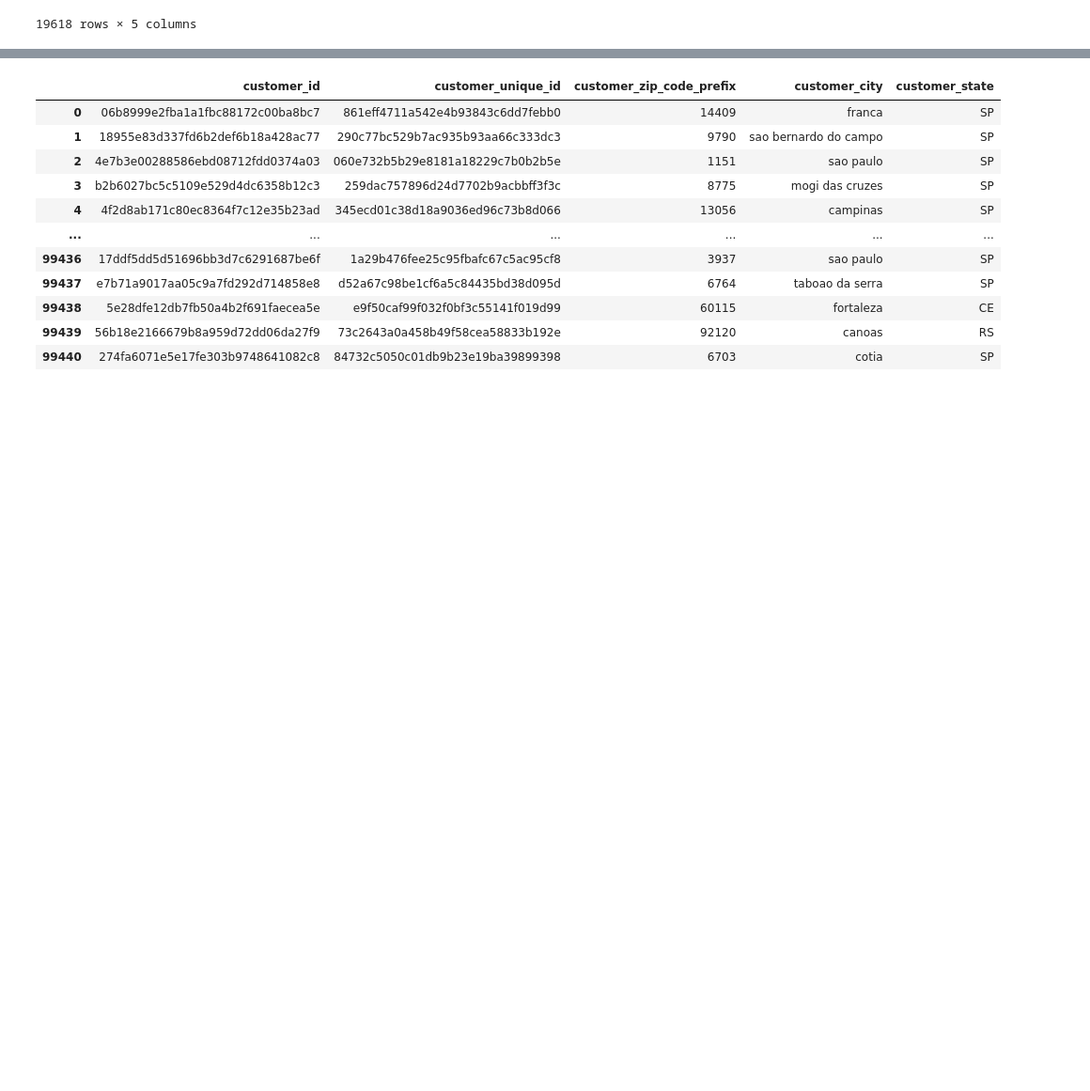
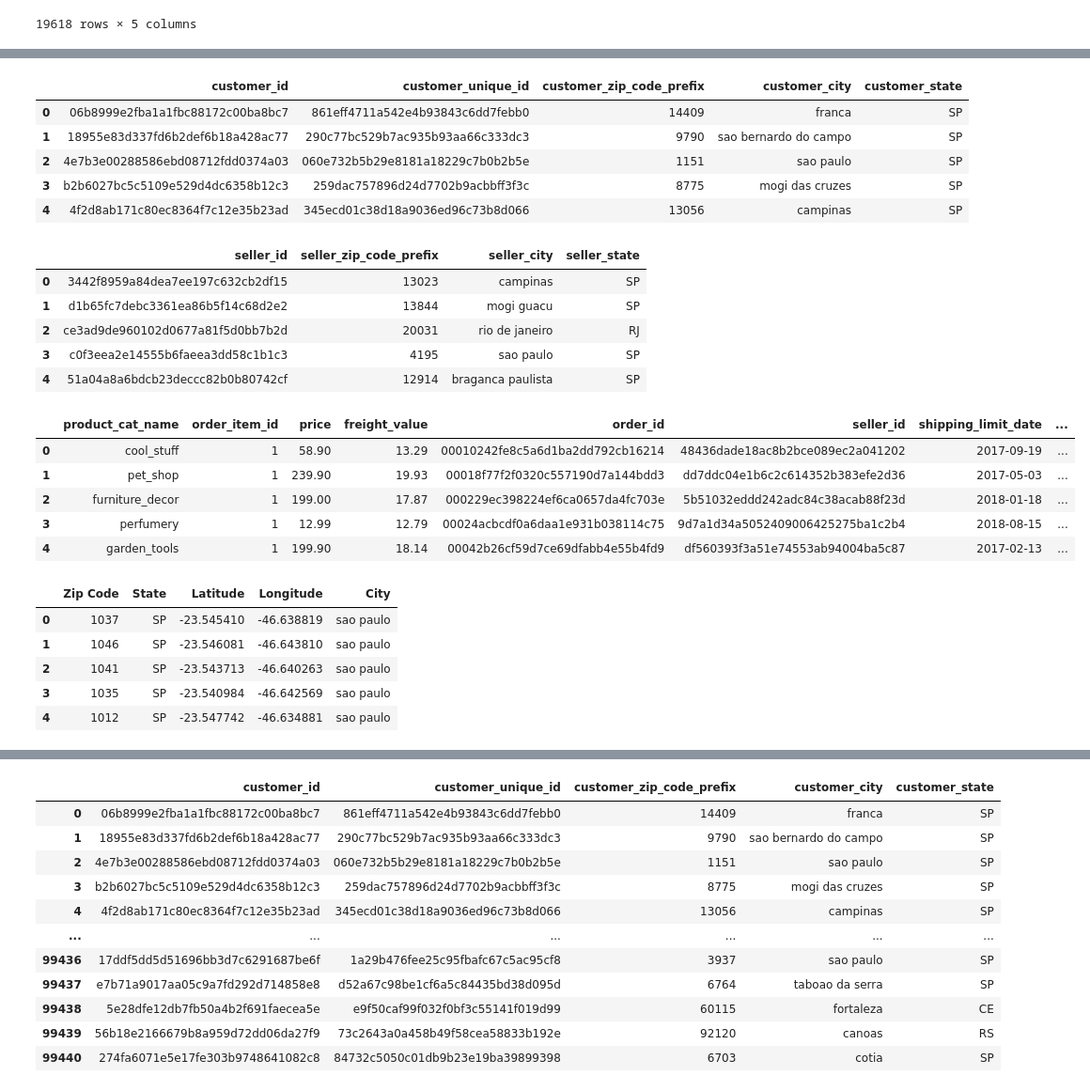
Before and after one commit to bnjisyn/Final-Project-Brazil-Ecommerce, a Jupyter notebook: index.ipynb, the cells around one changed output, grey strips where cells are left out. Shown at 94% size. Drawn from its saved outputs; the diff is of its cells as text; code cells hidden in the pictures; blank space fills up the shorter version.

```diff
--- a/index.ipynb
+++ b/index.ipynb
@@ -477,0 +848,30 @@ df_order_products[(df_order_products.order_item_id > 10)].sample(10)
+# %%
+display(df_cust.head())
+display(df_sellers.head())
+display(order.head())
+display(geolocation.head())
+# %% [output]
+|  | customer_id | customer_unique_id | customer_zip_code_prefix | customer_city | customer_state |
+| 0 | 06b8999e2fba1a1fbc88172c00ba8bc7 | 861eff4711a542e4b93843c6dd7febb0 | 14409 | franca | SP |
+| 1 | 18955e83d337fd6b2def6b18a428ac77 | 290c77bc529b7ac935b93aa66c333dc3 | 9790 | sao bernardo do campo | SP |
+| 2 | 4e7b3e00288586ebd08712fdd0374a03 | 060e732b5b29e8181a18229c7b0b2b5e | 1151 | sao paulo | SP |
+| 3 | b2b6027bc5c5109e529d4dc6358b12c3 | 259dac757896d24d7702b9acbbff3f3c | 8775 | mogi das cruzes | SP |
+| 4 | 4f2d8ab171c80ec8364f7c12e35b23ad | 345ecd01c38d18a9036ed96c73b8d066 | 13056 | campinas | SP |
+|  | seller_id | seller_zip_code_prefix | seller_city | seller_state |
+| 0 | 3442f8959a84dea7ee197c632cb2df15 | 13023 | campinas | SP |
+| 1 | d1b65fc7debc3361ea86b5f14c68d2e2 | 13844 | mogi guacu | SP |
+| 2 | ce3ad9de960102d0677a81f5d0bb7b2d | 20031 | rio de janeiro | RJ |
+| 3 | c0f3eea2e14555b6faeea3dd58c1b1c3 | 4195 | sao paulo | SP |
+| 4 | 51a04a8a6bdcb23deccc82b0b80742cf | 12914 | braganca paulista | SP |
+|  | product_cat_name | order_item_id | price | freight_value | order_id | seller_id | shipping_limit_date | ... |
+| 0 | cool_stuff | 1 | 58.90 | 13.29 | 00010242fe8c5a6d1ba2dd792cb16214 | 48436dade18ac8b2bce089ec2a041202 | 2017-09-19 | ... |
+| 1 | pet_shop | 1 | 239.90 | 19.93 | 00018f77f2f0320c557190d7a144bdd3 | dd7ddc04e1b6c2c614352b383efe2d36 | 2017-05-03 | ... |
+| 2 | furniture_decor | 1 | 199.00 | 17.87 | 000229ec398224ef6ca0657da4fc703e | 5b51032eddd242adc84c38acab88f23d | 2018-01-18 | ... |
+| 3 | perfumery | 1 | 12.99 | 12.79 | 00024acbcdf0a6daa1e931b038114c75 | 9d7a1d34a5052409006425275ba1c2b4 | 2018-08-15 | ... |
+| 4 | garden_tools | 1 | 199.90 | 18.14 | 00042b26cf59d7ce69dfabb4e55b4fd9 | df560393f3a51e74553ab94004ba5c87 | 2017-02-13 | ... |
+|  | Zip Code | State | Latitude | Longitude | City |
+| 0 | 1037 | SP | -23.545410 | -46.638819 | sao paulo |
+| 1 | 1046 | SP | -23.546081 | -46.643810 | sao paulo |
+| 2 | 1041 | SP | -23.543713 | -46.640263 | sao paulo |
+| 3 | 1035 | SP | -23.540984 | -46.642569 | sao paulo |
+| 4 | 1012 | SP | -23.547742 | -46.634881 | sao paulo |
```
Also changed, not shown: parts of 53 cells of this notebook, 1 other file.
